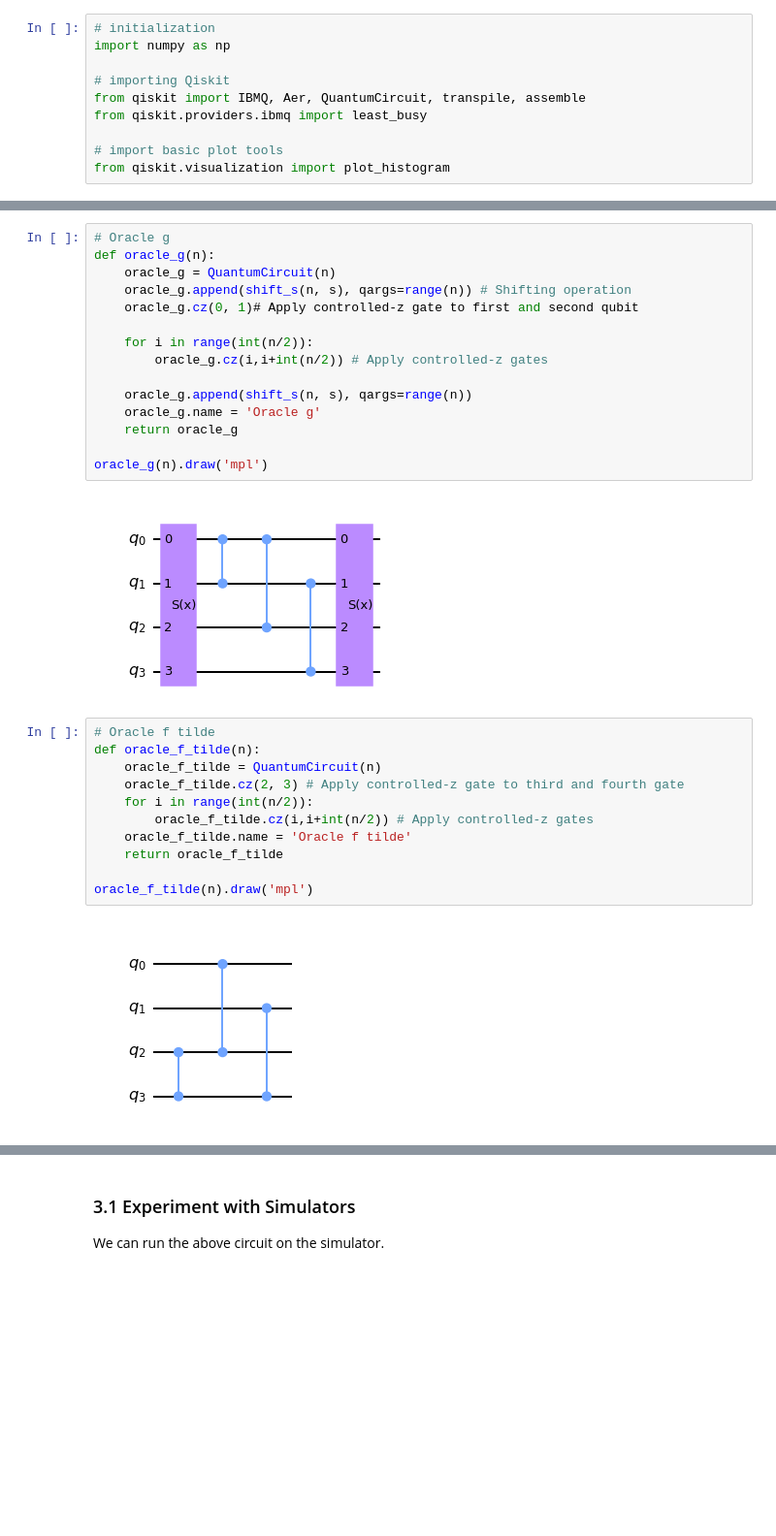
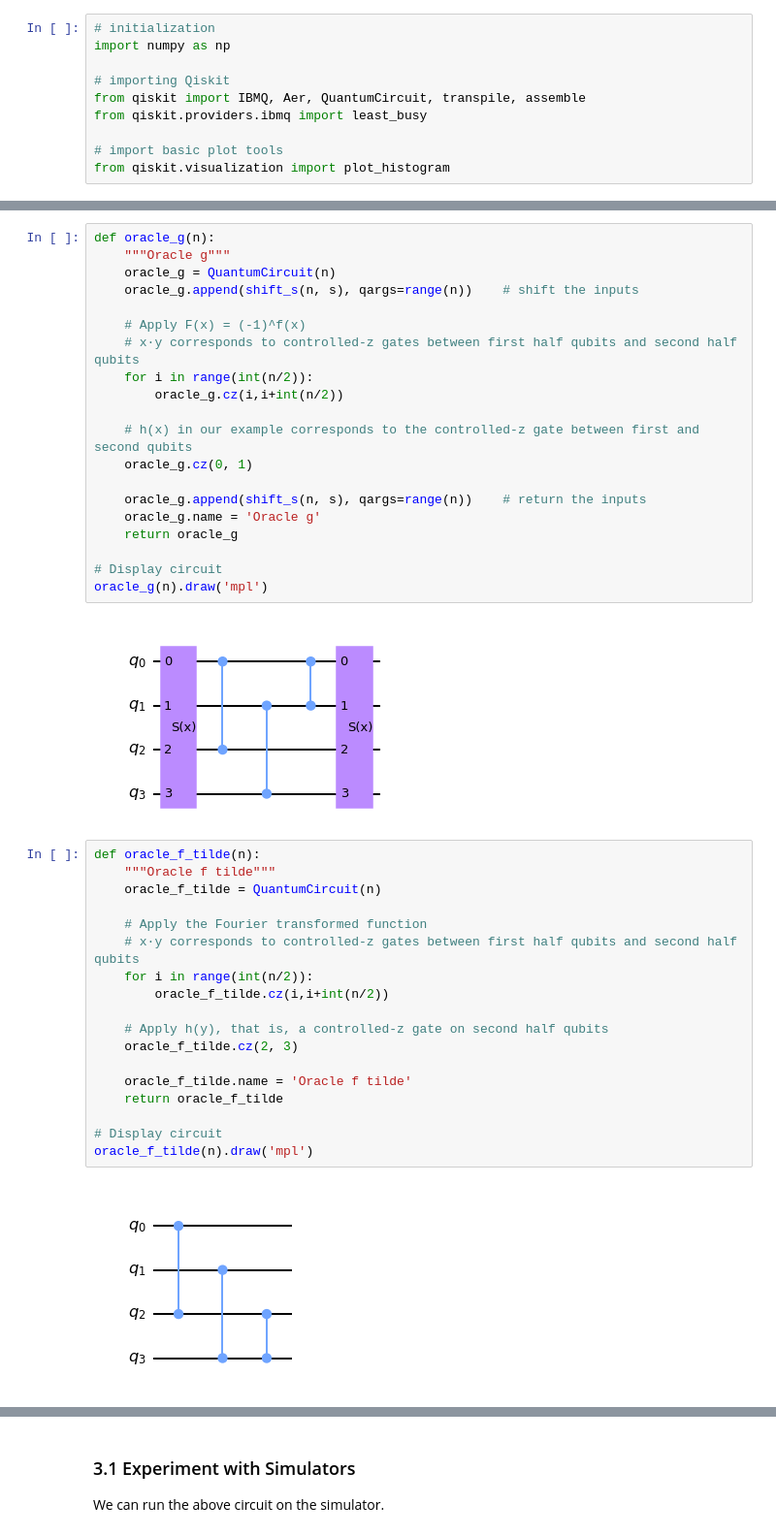
Before and after one commit to Team-Hidden-Name/hidden-shift-problem, a Jupyter notebook: hidden-shift-problem.ipynb, the cells around one changed output, grey strips where cells are left out. Shown at 97% size. Saved outputs shown, nothing was run; the diff lists cells and outputs as text; blank space fills up the shorter version.

```diff
--- a/hidden-shift-problem.ipynb
+++ b/hidden-shift-problem.ipynb
@@ -434,33 +439,45 @@ shift_s(n, s).draw('mpl')
 # %% [output]
 [figure]
 # %%
-# Oracle g
 def oracle_g(n):
+    """Oracle g"""
     oracle_g = QuantumCircuit(n)
-    oracle_g.append(shift_s(n, s), qargs=range(n)) # Shifting operation
-    oracle_g.cz(0, 1)# Apply controlled-z gate to first and second qubit
+    oracle_g.append(shift_s(n, s), qargs=range(n))    # shift the inputs
 
+    # Apply F(x) = (-1)^f(x)
+    # x·y corresponds to controlled-z gates between first half qubits and second half qubits
     for i in range(int(n/2)):
-        oracle_g.cz(i,i+int(n/2)) # Apply controlled-z gates
+        oracle_g.cz(i,i+int(n/2))
 
-    oracle_g.append(shift_s(n, s), qargs=range(n))
+    # h(x) in our example corresponds to the controlled-z gate between first and second qubits
+    oracle_g.cz(0, 1)
+
+    oracle_g.append(shift_s(n, s), qargs=range(n))    # return the inputs
     oracle_g.name = 'Oracle g'
     return oracle_g
 
+# Display circuit
 oracle_g(n).draw('mpl')
 # %% [output]
-[figure, old version]
+[figure, new version]
 # %%
-# Oracle f tilde
 def oracle_f_tilde(n):
+    """Oracle f tilde"""
     oracle_f_tilde = QuantumCircuit(n)
-    oracle_f_tilde.cz(2, 3) # Apply controlled-z gate to third and fourth gate
+
+    # Apply the Fourier transformed function
+    # x·y corresponds to controlled-z gates between first half qubits and second half qubits
     for i in range(int(n/2)):
-        oracle_f_tilde.cz(i,i+int(n/2)) # Apply controlled-z gates
+        oracle_f_tilde.cz(i,i+int(n/2))
+
+    # Apply h(y), that is, a controlled-z gate on second half qubits
+    oracle_f_tilde.cz(2, 3)
+
     oracle_f_tilde.name = 'Oracle f tilde'
     return oracle_f_tilde
 
+# Display circuit
 oracle_f_tilde(n).draw('mpl')
 # %% [output]
-[figure, old version]
+[figure, new version]
 # %% [markdown]
```
Also changed, not shown: parts of 25 cells of this notebook.
